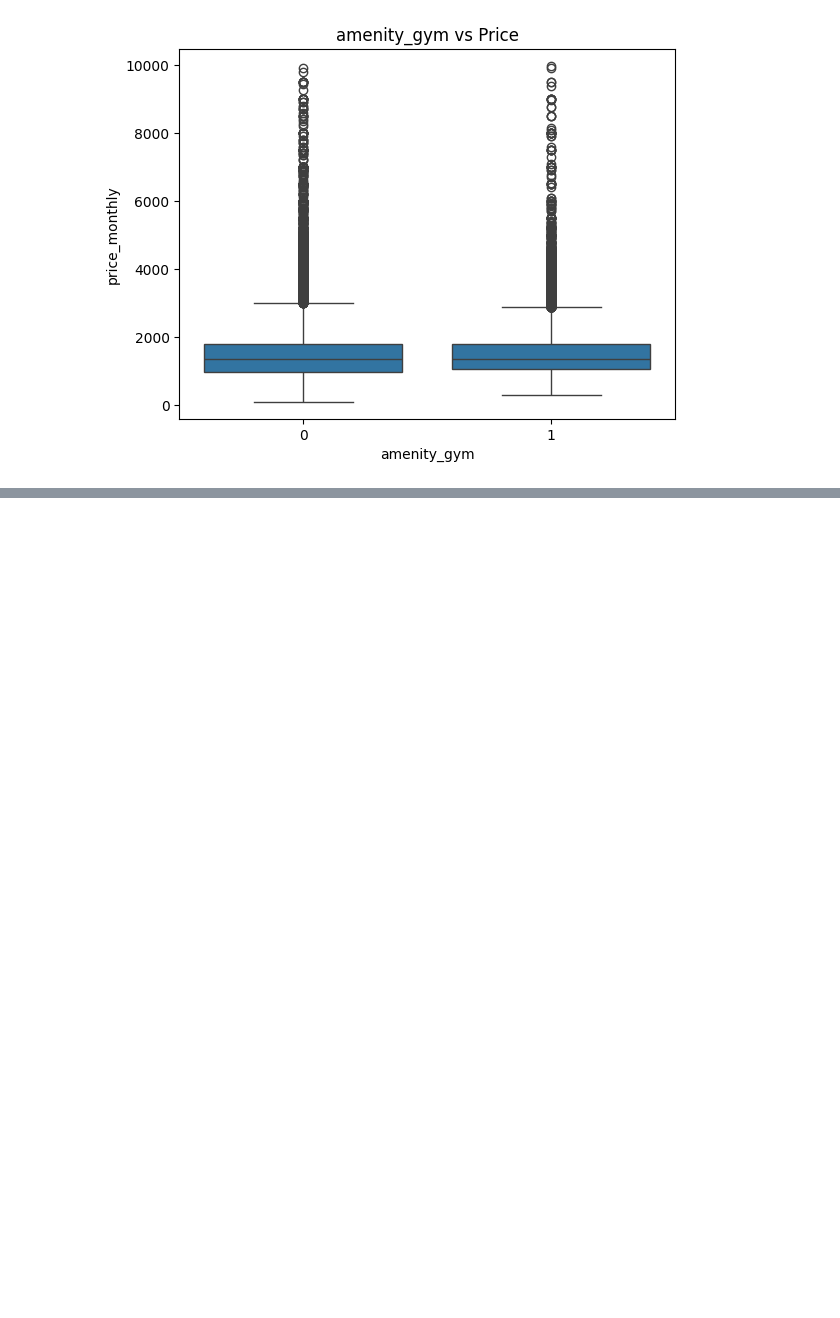
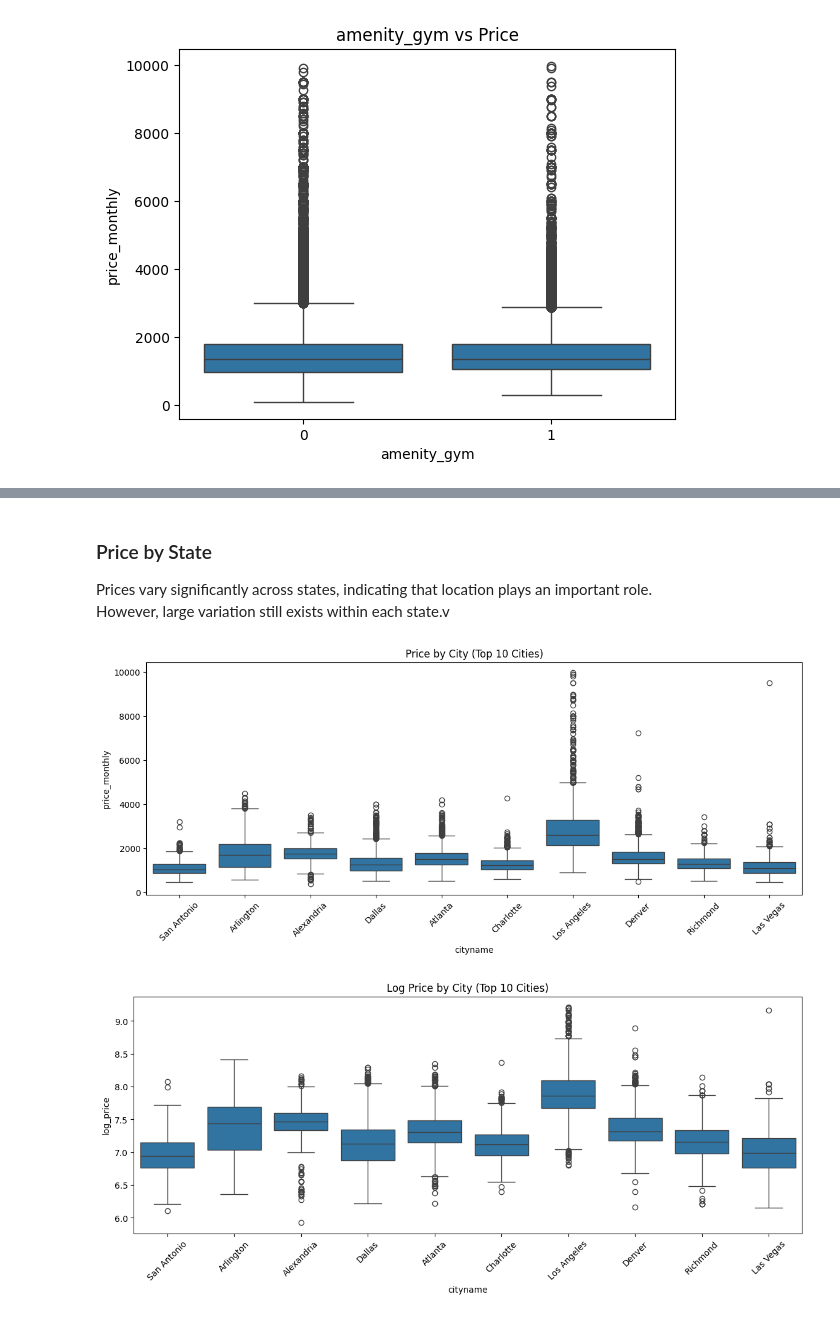
Before and after one commit to darrelljing21/ITEC4305-project, a Jupyter notebook: src/darrell/datacleaning.ipynb, the cells around one changed output, grey strips where cells are left out. Saved outputs shown, nothing was run; the diff lists cells and outputs as text; code cells hidden in the pictures; blank space fills up the shorter version.

```diff
--- a/src/darrell/datacleaning.ipynb
+++ b/src/darrell/datacleaning.ipynb
@@ -686,0 +770,24 @@ Name: count, dtype: int64
+# %% [markdown]
+### Price by State
+
+Prices vary significantly across states, indicating that location plays an important role.
+However, large variation still exists within each state.v
+# %%
+# City and Price/log price
+top_cities = df_eda["cityname"].value_counts().head(10).index
+df_city = df_eda[df_eda["cityname"].isin(top_cities)].copy()
+
+plt.figure(figsize=(14, 5))
+sns.boxplot(data=df_city, x="cityname", y="price_monthly")
+plt.xticks(rotation=45)
+plt.title("Price by City (Top 10 Cities)")
+plt.show()
+
+plt.figure(figsize=(14, 5))
+sns.boxplot(data=df_city, x="cityname", y="log_price")
+plt.xticks(rotation=45)
+plt.title("Log Price by City (Top 10 Cities)")
+plt.show()
+# %% [output]
+[figure, added]
+[figure, added]
```
Also changed, not shown: parts of 42 cells of this notebook.
